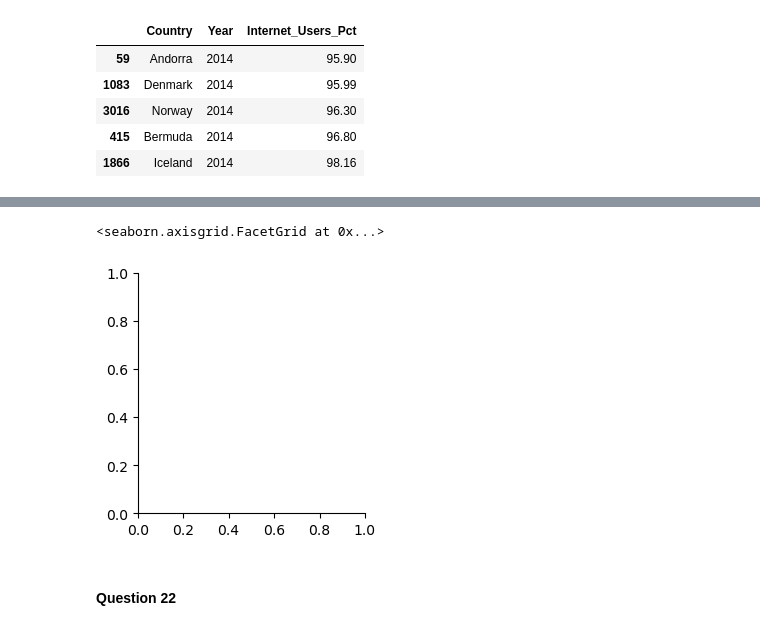
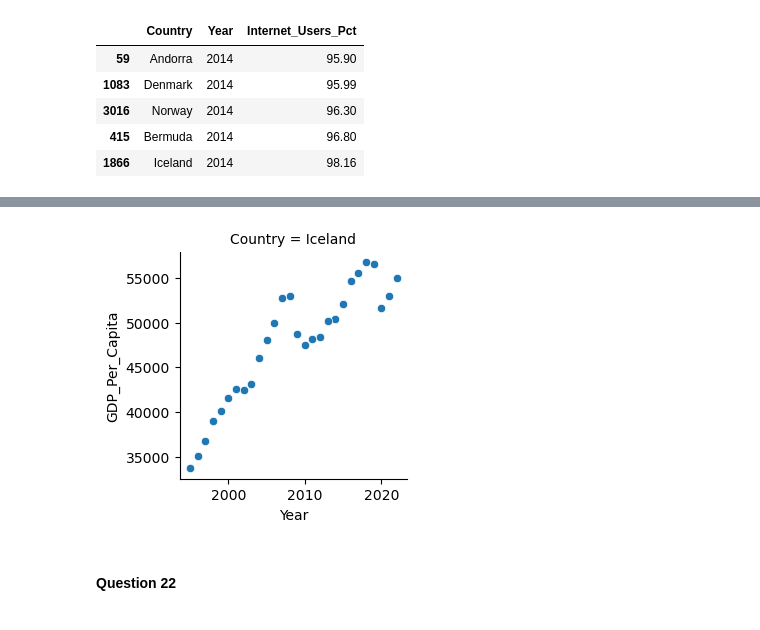
Before and after one commit to NSS-Data-Analytics-Cohort-11/undata-barbsjean, a Jupyter notebook: notebook/UN_data_analysis_DA11.ipynb, the cells around one changed output, grey strips where cells are left out. Saved outputs shown, nothing was run; the diff lists cells and outputs as text; code cells hidden in the pictures.

```diff
--- a/notebook/UN_data_analysis_DA11.ipynb
+++ b/notebook/UN_data_analysis_DA11.ipynb
@@ -76,12 +93,18 @@ gdp_df
 # %%
-gdp_df['Counts'] = gdp_df.groupby(['Country'])['Year'].transform('count')
-print(gdp_df)
+gdf_df_count['Counts'] = gdf_df_count.groupby(['Country'])['Year'].transform('count')
+print(gdf_df_count)
 
-gdp_df_counts = gdp_df[gdp_df.Counts == 33]
+gdp_df_counts_all_years = gdf_df_count[gdf_df_count.Counts == 33]
 print(gdp_df_counts)
 
-single_country_with_counts = gdp_df_counts.drop_duplicates(subset = ['Country'])
-single_country_with_counts
+single_country_all_years = gdp_df_counts.drop_duplicates(subset = ['Country'])
+print(single_country_with_counts)
+
+gdp_df_counts_missing_years = gdf_df_count[gdf_df_count.Counts < 33]
+print(gdp_df_counts_missing_years)
+
+single_country_missing_years = gdp_df_counts.drop_duplicates(subset = ['Country'])
+print(single_country_missing_years)
 # %% [output]
           Country  Year  GDP_Per_Capita  Counts
 0     Afghanistan  2021     1517.016266      20
@@ -521,14 +581,24 @@ print(gdp_df_Iceland, gdp_df_Bermuda, gdp_df_Norway)
 # %%
 # internet_users_per_gdp_2014 = sns.FacetGrid(tips, col = "Year", hue = "Country")
 # internet_users_per_gdp_2014.mapk_dataframe(sns.scatterplot, x "
 
-tips = sns.load_dataset("tips")
-sns.FacetGrid(tips)
+# tips = sns.load_dataset("tips")
+# sns.FacetGrid(tips)
 
 # g = sns.FacetGrid(tips, col="time", row="sex")
+
+# g = sns.FacetGrid(data = gdp_df_Iceland_Bermuda_Norway, col = "Country")
+# g.map = (sns.scatterplot(data = gdp_df_Iceland_Bermuda_Norway, x = "Year", y = "GDP_Per_Capita"))
+
+# gdp_df_Iceland
+
+i = sns.FacetGrid(data = gdp_df_Iceland, col = "Country")
+i.map = (sns.scatterplot(data = gdp_df_Iceland, x = "Year", y = "GDP_Per_Capita"))
+
+b = sns.FacetGrid(data = gdp_df_Iceland, col = "Country")
+b.map = (sns.scatterplot(data = gdp_df_Iceland, x = "Year", y = "GDP_Per_Capita"))
 # %% [output]
-<seaborn.axisgrid.FacetGrid at 0x...>
-[figure, old version]
+[figure, new version]
 # %% [markdown]
 #### Question 22
 # %%
```
Also changed, not shown: parts of 21 cells of this notebook.
